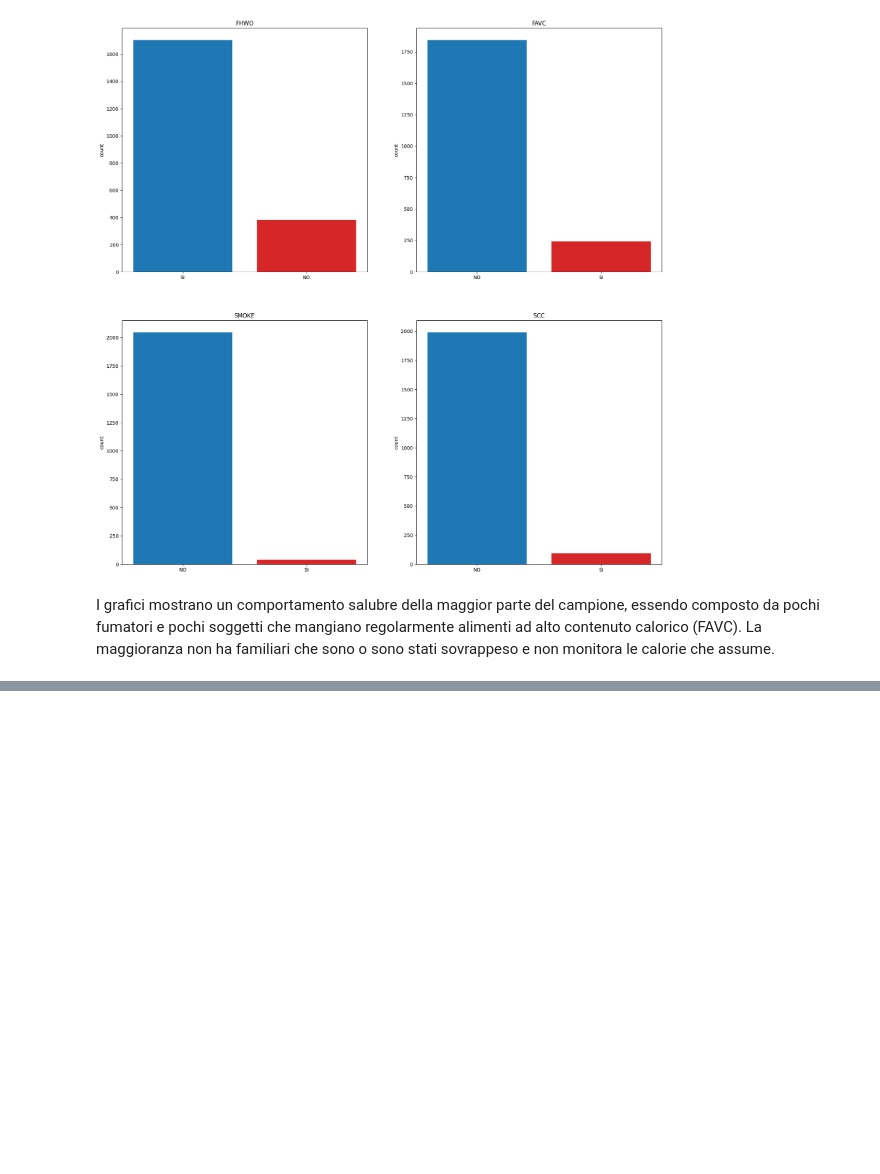
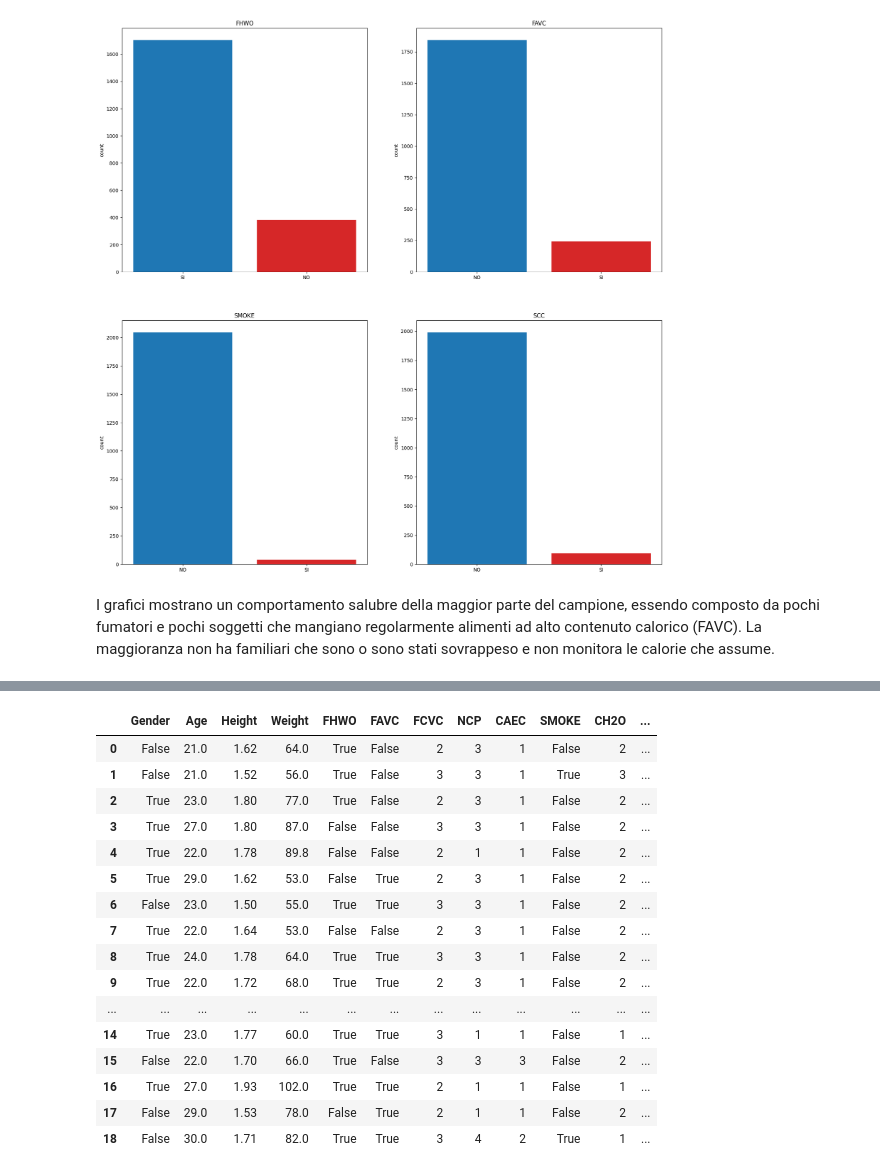
Before and after one commit to LorenzoColletta/DataIntensive, a Jupyter notebook: Data_Intensive_Project.ipynb, the cells around one changed output, grey strips where cells are left out. Cells and saved outputs as stored; diff of their text form; code cells hidden in the pictures; blank space fills up the shorter version.

```diff
--- a/Data_Intensive_Project.ipynb
+++ b/Data_Intensive_Project.ipynb
@@ -521,0 +533,20 @@ plot_correlation(correlation['corr'])
+# %%
+dataset.head(19)
+# %% [output]
+|  | Gender | Age | Height | Weight | FHWO | FAVC | FCVC | NCP | CAEC | SMOKE | CH2O | ... |
+| 0 | False | 21.0 | 1.62 | 64.0 | True | False | 2 | 3 | 1 | False | 2 | ... |
+| 1 | False | 21.0 | 1.52 | 56.0 | True | False | 3 | 3 | 1 | True | 3 | ... |
+| 2 | True | 23.0 | 1.80 | 77.0 | True | False | 2 | 3 | 1 | False | 2 | ... |
+| 3 | True | 27.0 | 1.80 | 87.0 | False | False | 3 | 3 | 1 | False | 2 | ... |
+| 4 | True | 22.0 | 1.78 | 89.8 | False | False | 2 | 1 | 1 | False | 2 | ... |
+| 5 | True | 29.0 | 1.62 | 53.0 | False | True | 2 | 3 | 1 | False | 2 | ... |
+| 6 | False | 23.0 | 1.50 | 55.0 | True | True | 3 | 3 | 1 | False | 2 | ... |
+| 7 | True | 22.0 | 1.64 | 53.0 | False | False | 2 | 3 | 1 | False | 2 | ... |
+| 8 | True | 24.0 | 1.78 | 64.0 | True | True | 3 | 3 | 1 | False | 2 | ... |
+| 9 | True | 22.0 | 1.72 | 68.0 | True | True | 2 | 3 | 1 | False | 2 | ... |
+| ... | ... | ... | ... | ... | ... | ... | ... | ... | ... | ... | ... | ... |
+| 14 | True | 23.0 | 1.77 | 60.0 | True | True | 3 | 1 | 1 | False | 1 | ... |
+| 15 | False | 22.0 | 1.70 | 66.0 | True | False | 3 | 3 | 3 | False | 2 | ... |
+| 16 | True | 27.0 | 1.93 | 102.0 | True | True | 2 | 1 | 1 | False | 1 | ... |
+| 17 | False | 29.0 | 1.53 | 78.0 | False | True | 2 | 1 | 1 | False | 2 | ... |
+| 18 | False | 30.0 | 1.71 | 82.0 | True | True | 3 | 4 | 2 | True | 1 | ... |
```
Also changed, not shown: parts of 5 cells of this notebook.
